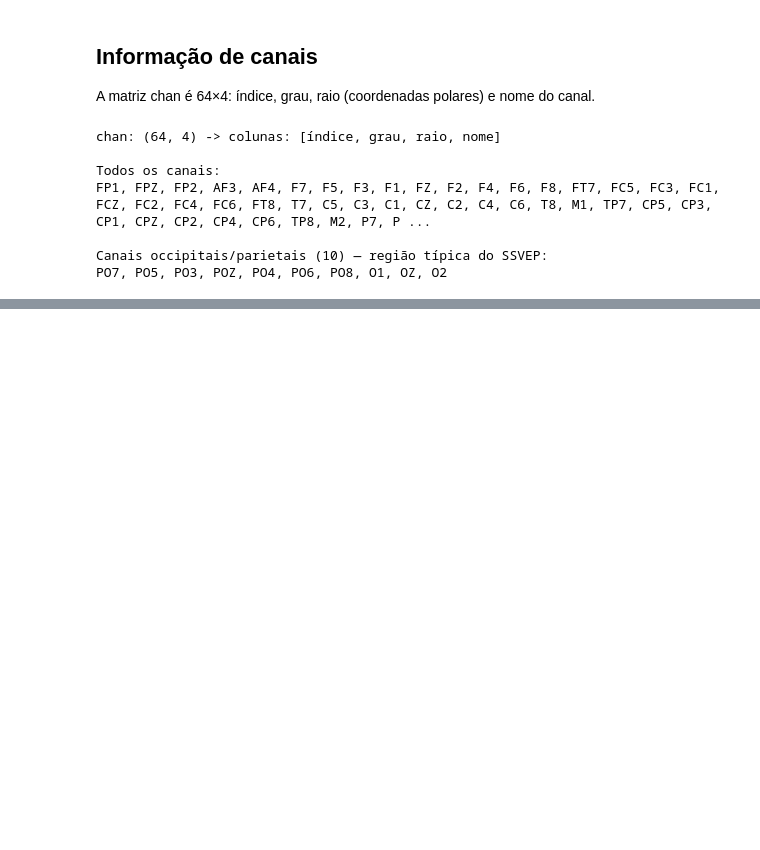
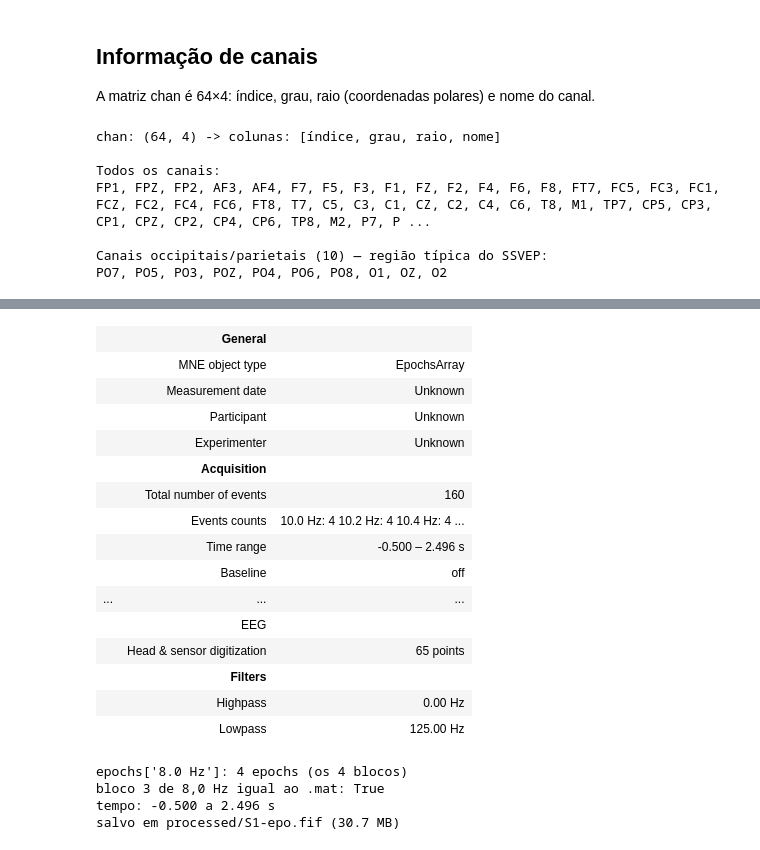
Before and after one commit to L33tSh4rk/neurofederated-ssvep-architecture, a Jupyter notebook: initial-research.ipynb, the cells around one changed output, grey strips where cells are left out. Drawn from its saved outputs; the diff is of its cells as text; code cells hidden in the pictures; blank space fills up the shorter version.

```diff
--- a/initial-research.ipynb
+++ b/initial-research.ipynb
@@ -168,0 +177,55 @@ Volume total do dataset: 70 sujeitos × 160 ensaios = 11.200 ensaios
+# %%
+import os
+import mne
+
+mne.set_log_level('WARNING')
+
+eeg, info = load_subject(f'{DATA_DIR}/S1.mat')       # o loop acima terminou no S70
+names = list(info['chan'].astype(str).reshape(64, 4)[:, 3])
+freqs = info['freqs']
+n_ch, T, n_blocks, n_cond = eeg.shape
+
+mne_info = mne.create_info(names, sfreq=FS, ch_types='eeg')
+mne_info.set_montage('colin27_1020', match_case=False, on_missing='ignore')
+
+# (canais, amostras, blocos, condições) -> (epochs, canais, amostras)
+# ordem: condição 0 blocos 1-4, condição 1 blocos 1-4, ...
+X = eeg.transpose(3, 2, 0, 1).reshape(-1, n_ch, T) * 1e-6
+y = np.repeat(np.arange(n_cond), n_blocks)
+events = np.column_stack([np.arange(len(y)) * T, np.zeros(len(y), dtype=int), y])
+event_id = {f'{freqs[c]:.1f} Hz': c for c in range(n_cond)}
+
+epochs = mne.EpochsArray(X, mne_info, events=events, event_id=event_id, tmin=-PRE_ONSET_S)
+epochs
+# %% [output]
+|  | General |  |
+|  | MNE object type | EpochsArray |
+|  | Measurement date | Unknown |
+|  | Participant | Unknown |
+|  | Experimenter | Unknown |
+|  | Acquisition |  |
+|  | Total number of events | 160 |
+|  | Events counts | 10.0 Hz: 4 10.2 Hz: 4 10.4 Hz: 4 ... |
+|  | Time range | -0.500 – 2.496 s |
+|  | Baseline | off |
+| ... | ... | ... |
+|  | EEG |  |
+|  | Head & sensor digitization | 65 points |
+|  | Filters |  |
+|  | Highpass | 0.00 Hz |
+|  | Lowpass | 125.00 Hz |
+# %%
+c8 = int(np.argmin(np.abs(freqs - 8.0)))
+print("epochs['8.0 Hz']:", len(epochs['8.0 Hz']), 'epochs (os 4 blocos)')
+print('bloco 3 de 8,0 Hz igual ao .mat:',
+      np.allclose(epochs['8.0 Hz'].get_data(units='uV')[2], eeg[:, :, 2, c8]))
+print(f'tempo: {epochs.times[0]:.3f} a {epochs.times[-1]:.3f} s')
+
+os.makedirs('processed', exist_ok=True)
+epochs.save('processed/S1-epo.fif', overwrite=True)
+print(f"salvo em processed/S1-epo.fif ({os.path.getsize('processed/S1-epo.fif') / 1e6:.1f} MB)")
+# %% [output]
+epochs['8.0 Hz']: 4 epochs (os 4 blocos)
+bloco 3 de 8,0 Hz igual ao .mat: True
+tempo: -0.500 a 2.496 s
+salvo em processed/S1-epo.fif (30.7 MB)
```
Also changed, not shown: parts of 5 cells of this notebook, 3 other files.
